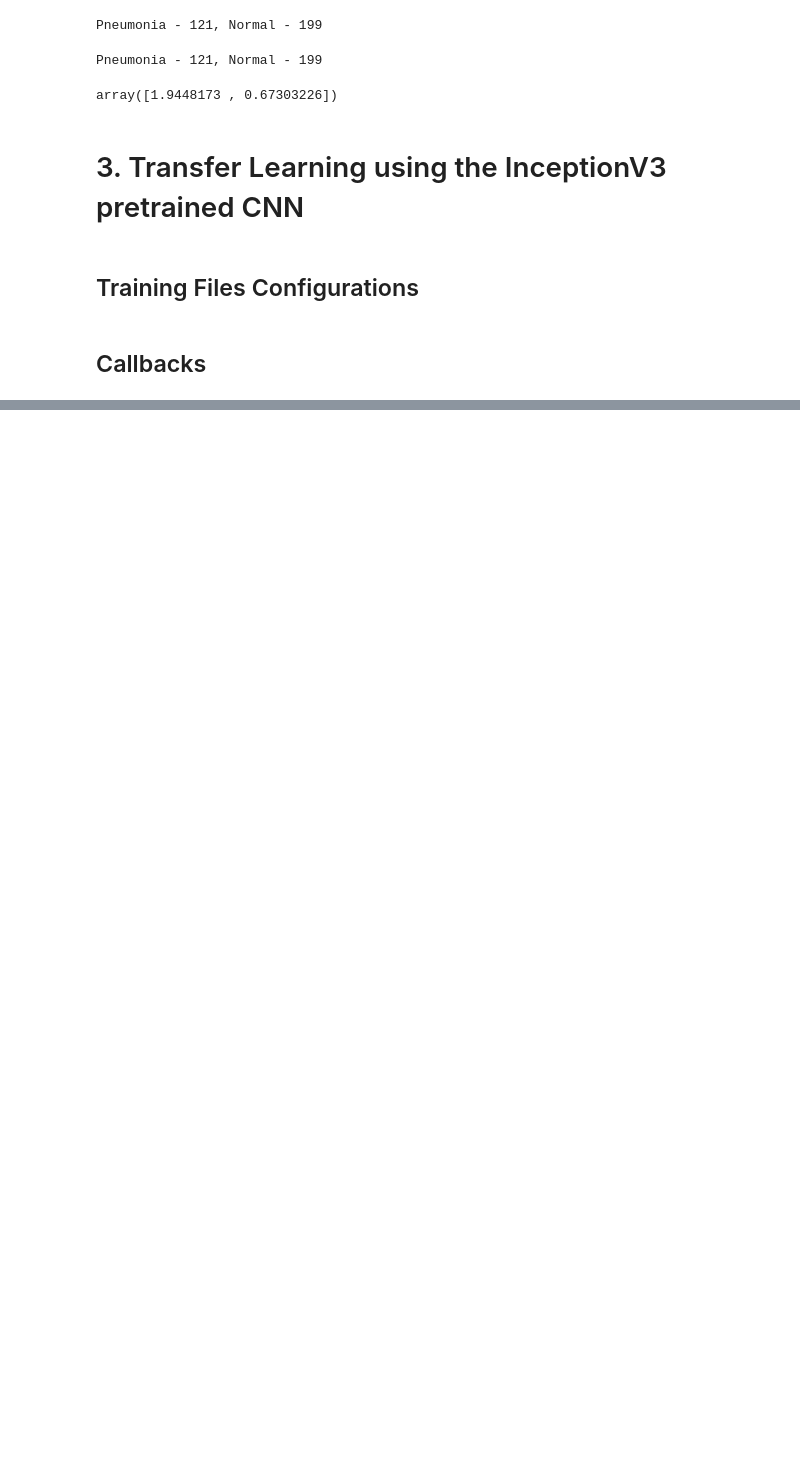
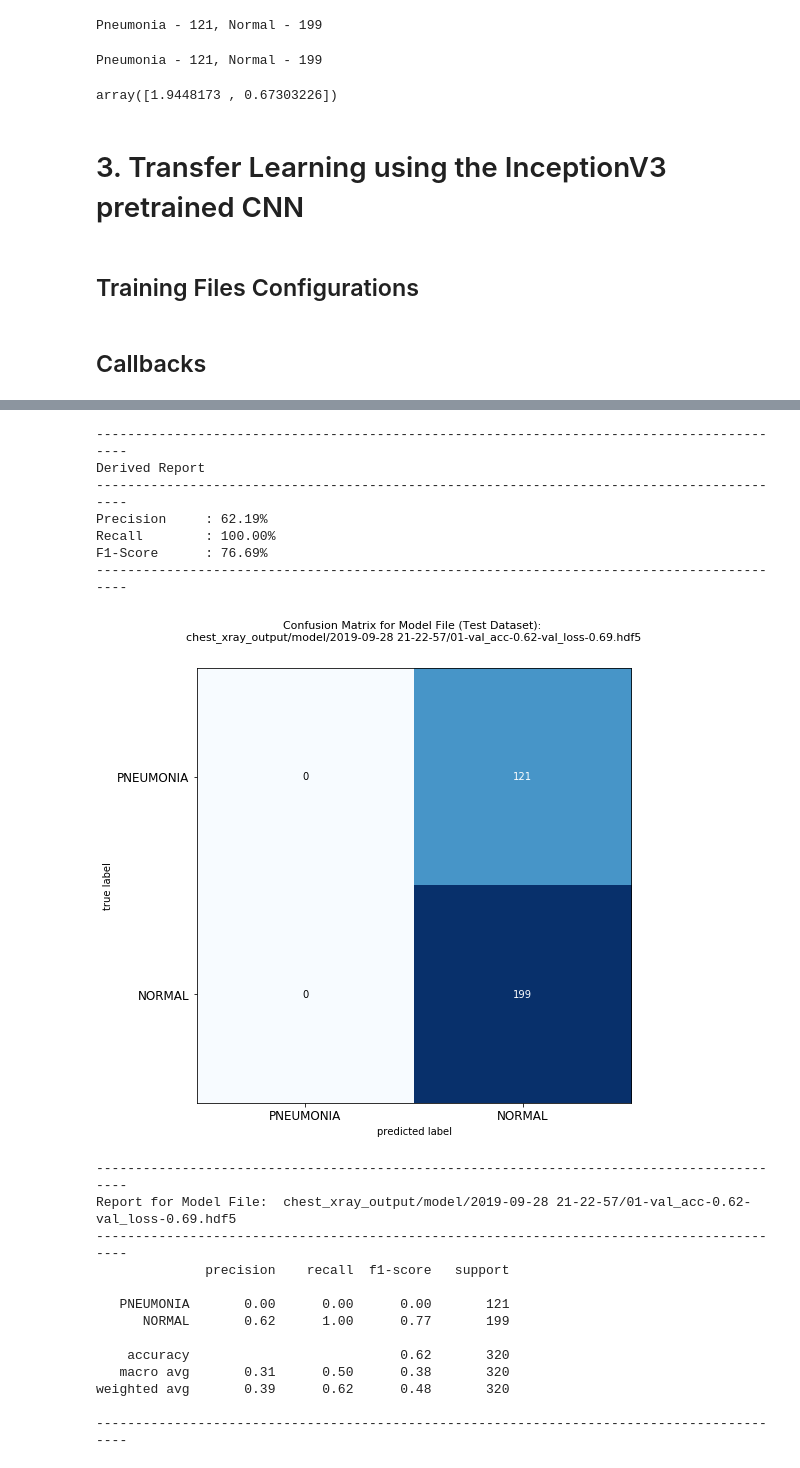
Before and after one commit to JayThibs/Machine-Learning-Web-Apps, a Jupyter notebook: Automated-Medical-Diagnosis/Detection_of_Pneumonia_from_Chest_X_Ray_Images_1_0_0_0.ipynb, the cells around one changed output, grey strips where cells are left out. Cells and saved outputs as stored; diff of their text form; code cells hidden in the pictures; blank space fills up the shorter version.

```diff
--- a/Automated-Medical-Diagnosis/Detection_of_Pneumonia_from_Chest_X_Ray_Images_1_0_0_0.ipynb
+++ b/Automated-Medical-Diagnosis/Detection_of_Pneumonia_from_Chest_X_Ray_Images_1_0_0_0.ipynb
@@ -967,0 +1092,5 @@ NameError: ignored
+# %%
+cur_dir =dir_name+str(dirs[0])+"/"
+model_names = os.listdir(cur_dir)
+for i in range(len(model_names)):
+    print(i, model_names[i])
@@ -967,0 +1099,4 @@ NameError: ignored
+# %%
+model_file = cur_dir+model_names[0]
+
+print(model_file)
@@ -967,0 +1105,2 @@ NameError: ignored
+# %%
+model = tf.keras.models.load_model(model_file)
@@ -967,0 +1118,5 @@ NameError: ignored
+# %%
+print("results")
+y_pred = model.predict_generator(test_generator, steps=len(test_generator), verbose=1)
+y_pred = y_pred.argmax(axis=-1)
+y_true=test_generator.classes
@@ -967,0 +1126,63 @@ NameError: ignored
+# %%
+classes = os.listdir('/content/chest-xray-pneumonia/chest_xray/test')
+
+image_file_name_CM = figure_directory+"/CM"
+
+title = model_file.split("/")
+model_title = "/".join([i for i in title[3:]])
+
+precision = precision_score(y_true, y_pred)
+recall = recall_score(y_true, y_pred)
+f1 = f1_score(y_true, y_pred)
+
+print("-"*90)
+print("Derived Report")
+print("-"*90)
+print("%s%.2f%s"% ("Precision     : ", precision*100, "%"))
+print("%s%.2f%s"% ("Recall        : ", recall*100,    "%"))
+print("%s%.2f%s"% ("F1-Score      : ", f1*100,        "%"))
+print("-"*90)
+print("\n\n")
+
+CM = confusion_matrix(y_true, y_pred)
+
+fig, ax = plot_confusion_matrix(conf_mat=CM ,  figsize=(10,8), hide_ticks=True,cmap=plt.cm.Blues)
+plt.xticks(range(len(classes)), classes, fontsize=12)
+plt.yticks(range(len(classes)), classes, fontsize=12)
+plt.title("Confusion Matrix for Model File (Test Dataset): \n"+model_title, fontsize=11)
+fig.savefig(image_file_name_CM, dpi=100)
+plt.show()
+
+
+cls_report_print = classification_report(y_true, y_pred, target_names=classes)
+
+cls_report = classification_report(y_true, y_pred, target_names=classes, output_dict=True)
+
+print("\n\n")
+print("-"*90)
+print("Report for Model File: ", model_title)
+print("-"*90)
+print(cls_report_print)
+print("-"*90)
+# %% [output]
+------------------------------------------------------------------------------------------
+Derived Report
+------------------------------------------------------------------------------------------
+Precision     : 62.19%
+Recall        : 100.00%
+F1-Score      : 76.69%
+------------------------------------------------------------------------------------------
+[figure, added]
+------------------------------------------------------------------------------------------
+Report for Model File:  chest_xray_output/model/2019-09-28 21-22-57/01-val_acc-0.62-val_loss-0.69.hdf5
+------------------------------------------------------------------------------------------
+              precision    recall  f1-score   support
+
+   PNEUMONIA       0.00      0.00      0.00       121
+      NORMAL       0.62      1.00      0.77       199
+
+    accuracy                           0.62       320
+   macro avg       0.31      0.50      0.38       320
+weighted avg       0.39      0.62      0.48       320
+
+------------------------------------------------------------------------------------------
```
Also changed, not shown: parts of 42 cells of this notebook.
